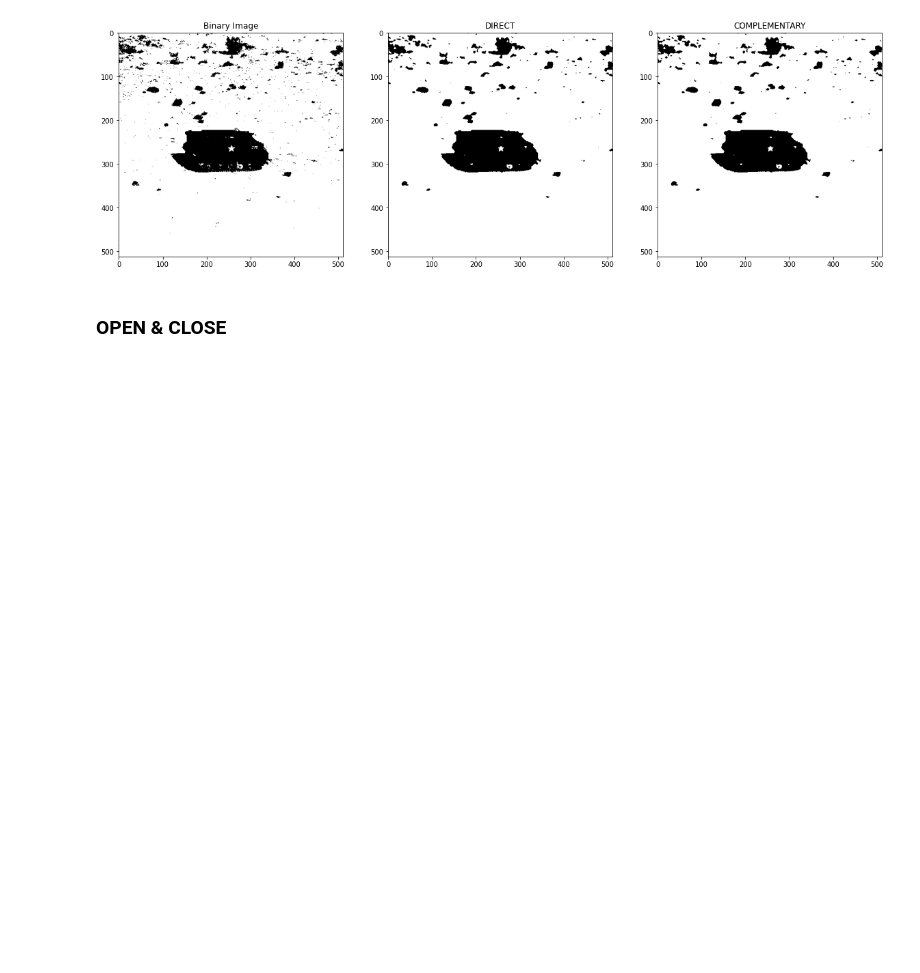
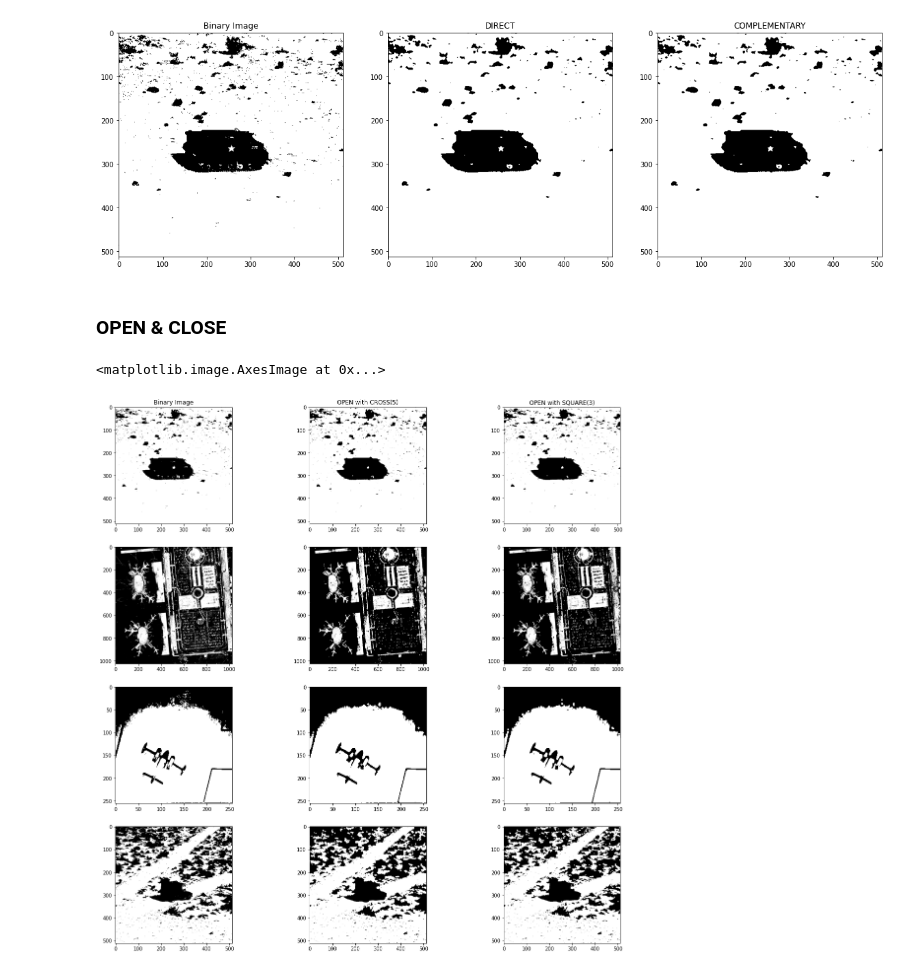
Before and after one commit to TUdayKiranReddy/IVP, a Jupyter notebook: Assignments/Assignment 2/EE19BTECH11038-HW2.ipynb, the cells around one changed output. Drawn from its saved outputs; the diff is of its cells as text; code cells hidden in the pictures; blank space fills up the shorter version.

```diff
--- a/Assignments/Assignment 2/EE19BTECH11038-HW2.ipynb
+++ b/Assignments/Assignment 2/EE19BTECH11038-HW2.ipynb
@@ -370,5 +370,64 @@ Difference between direct and complement path is not zero.
 # %% [markdown]
 ### OPEN & CLOSE
 # %%
-def OPEN(I):
-    return ERODE(DILATE(I))
+def OPEN(I, B):
+    return DILATE(ERODE(I, B), B)
+
+def CLOSE(I, B):
+    return ERODE(DILATE(I, B), B)
+# %%
+bin_apc_ope_cr = OPEN(bin_apc, {'CROSS': 5})
+bin_apc_ope_sq = OPEN(bin_apc, {'SQUARE': 3})
+
+bin_airport_ope_cr = OPEN(bin_airport, {'CROSS': 5})
+bin_airport_ope_sq = OPEN(bin_airport, {'SQUARE': 3})
+
+bin_airplane_ope_cr = OPEN(bin_airplane, {'CROSS': 5})
+bin_airplane_ope_sq = OPEN(bin_airplane, {'SQUARE': 3})
+
+bin_truck_ope_cr = OPEN(bin_truck, {'CROSS': 5})
+bin_truck_ope_sq = OPEN(bin_truck, {'SQUARE': 3})
+# %%
+plt.rcParams["figure.figsize"] = (20,20)
+
+plt.subplot(4, 3, 1)
+plt.title("Binary Image")
+plt.imshow(bin_apc, cmap='gray')
+
+plt.subplot(4, 3, 2)
+plt.title("OPEN with CROSS(5)")
+plt.imshow(bin_apc_ope_cr, cmap='gray')
+
+plt.subplot(4, 3, 3)
+plt.title("OPEN with SQUARE(3)")
+plt.imshow(bin_apc_ope_sq, cmap='gray')
+
+plt.subplot(4, 3, 4)
+plt.imshow(bin_airport, cmap='gray')
+
+plt.subplot(4, 3, 5)
+plt.imshow(bin_airport_ope_cr, cmap='gray')
+
+plt.subplot(4, 3, 6)
+plt.imshow(bin_airport_ope_sq, cmap='gray')
+
+plt.subplot(4, 3, 7)
+plt.imshow(bin_airplane, cmap='gray')
+
+plt.subplot(4, 3, 8)
+plt.imshow(bin_airplane_ope_cr, cmap='gray')
+
+plt.subplot(4, 3, 9)
+plt.imshow(bin_airplane_ope_sq, cmap='gray')
+
+plt.subplot(4, 3, 10)
+plt.imshow(bin_truck, cmap='gray')
+
+plt.subplot(4, 3, 11)
+plt.imshow(bin_truck_ope_cr, cmap='gray')
+
+plt.subplot(4, 3, 12)
+plt.imshow(bin_truck_ope_sq, cmap='gray')
+# %% [output]
+<matplotlib.image.AxesImage at 0x...>
+[figure, added]
```
